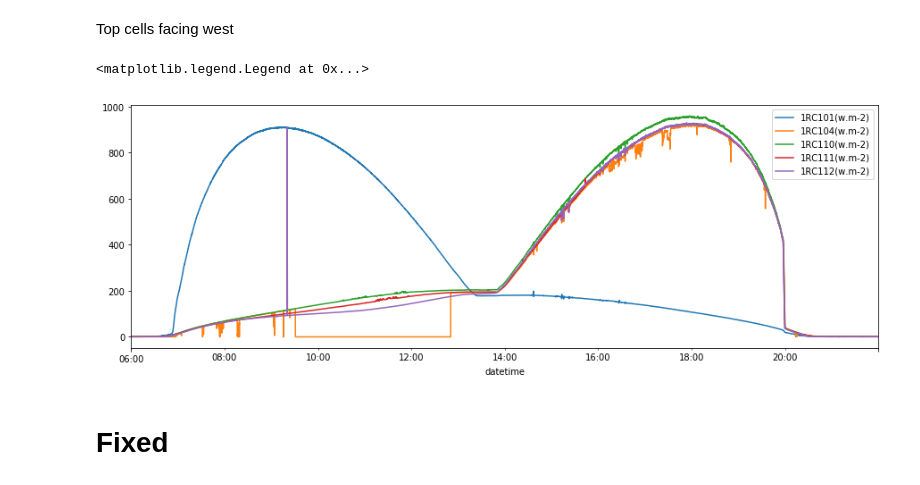
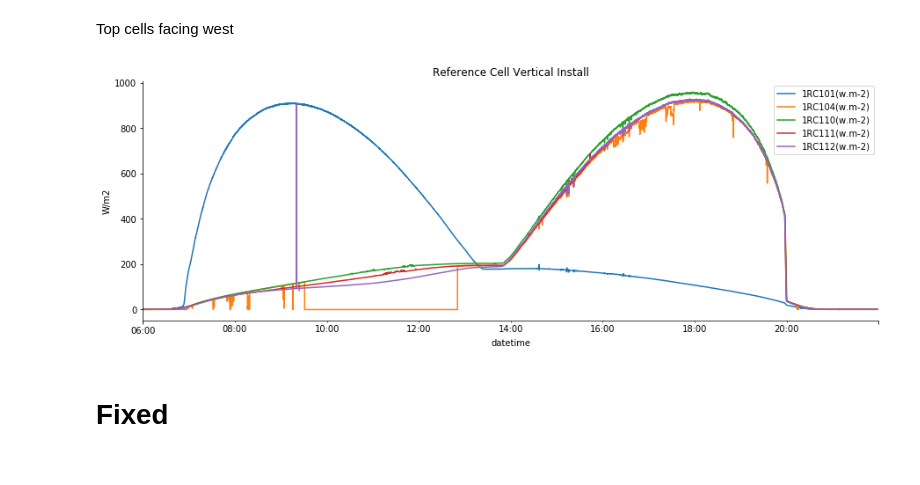
Before and after one commit to MTriGonz/psda_data_explore, a Jupyter notebook: 01_datos_psda_2019.ipynb, the cells around one changed output. Saved outputs shown, nothing was run; the diff lists cells and outputs as text; code cells hidden in the pictures.

```diff
--- a/01_datos_psda_2019.ipynb
+++ b/01_datos_psda_2019.ipynb
@@ -213,16 +219,19 @@ fig = plot_date(date='9h 14 Dec 2019',
 # %% [markdown]
 Top cells facing west
 # %%
-df.loc['6h 14 Dec 2019':'21h 14 Dec 2019', '1RC101(w.m-2)'].plot(figsize=(15,5))
+fig, ax = plt.subplots()
+df.loc['6h 14 Dec 2019':'21h 14 Dec 2019', '1RC101(w.m-2)'].plot(ax=ax, figsize=(15,5))
 # # df.loc[slice(None), '1RC102(w.m-2)'].plot()
 # # df.loc[slice(None), '1RC103(w.m-2)'].plot()
-df.loc['6h 14 Dec 2019':'21h 14 Dec 2019', '1RC104(w.m-2)'].plot()
+df.loc['6h 14 Dec 2019':'21h 14 Dec 2019', '1RC104(w.m-2)'].plot(ax=ax)
 # df.loc['6h 14 Dec 2019':'21h 14 Dec 2019', '1RC105(w.m-2)'].plot()
 # df.loc['6h 14 Dec 2019':'21h 14 Dec 2019', '1RC106(w.m-2)'].plot()
-df.loc['6h 14 Dec 2019':'21h 14 Dec 2019', '1RC110(w.m-2)'].plot()
-df.loc['6h 14 Dec 2019':'21h 14 Dec 2019', '1RC111(w.m-2)'].plot()
-df.loc['6h 14 Dec 2019':'21h 14 Dec 2019', '1RC112(w.m-2)'].plot()
+df.loc['6h 14 Dec 2019':'21h 14 Dec 2019', '1RC110(w.m-2)'].plot(ax=ax)
+df.loc['6h 14 Dec 2019':'21h 14 Dec 2019', '1RC111(w.m-2)'].plot(ax=ax)
+df.loc['6h 14 Dec 2019':'21h 14 Dec 2019', '1RC112(w.m-2)'].plot(ax=ax)
+ax.set_ylabel('W/m2')
+ax.set_title('Reference Cell Vertical Install')
 plt.legend()
+sns.despine()
 # %% [output]
-<matplotlib.legend.Legend at 0x...>
-[figure, old version]
+[figure, new version]
```
Also changed, not shown: parts of 33 cells of this notebook.
